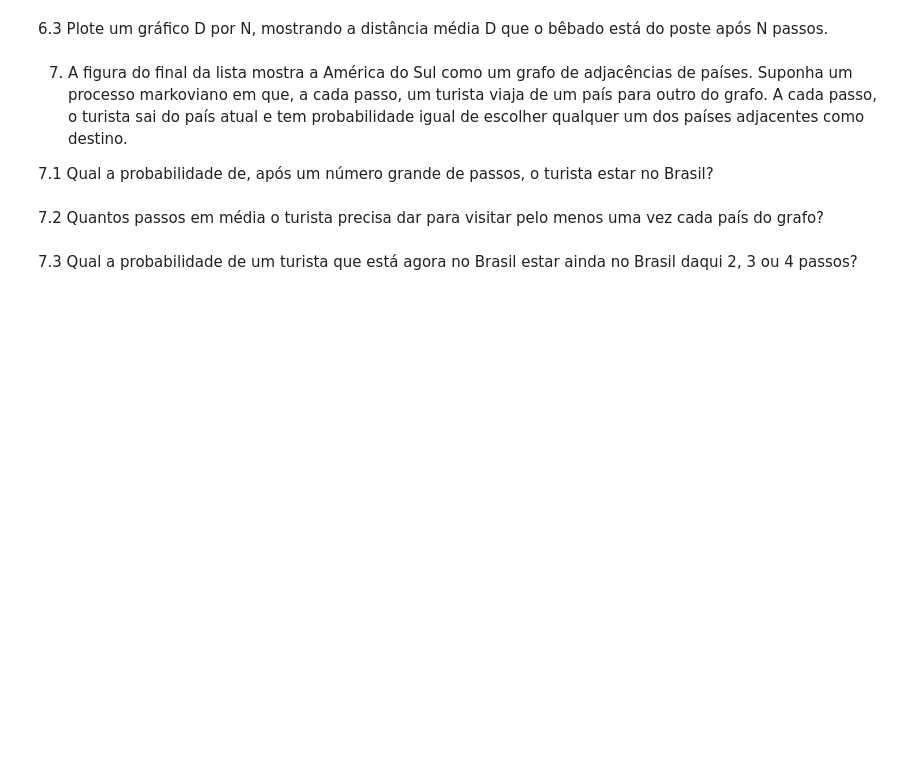
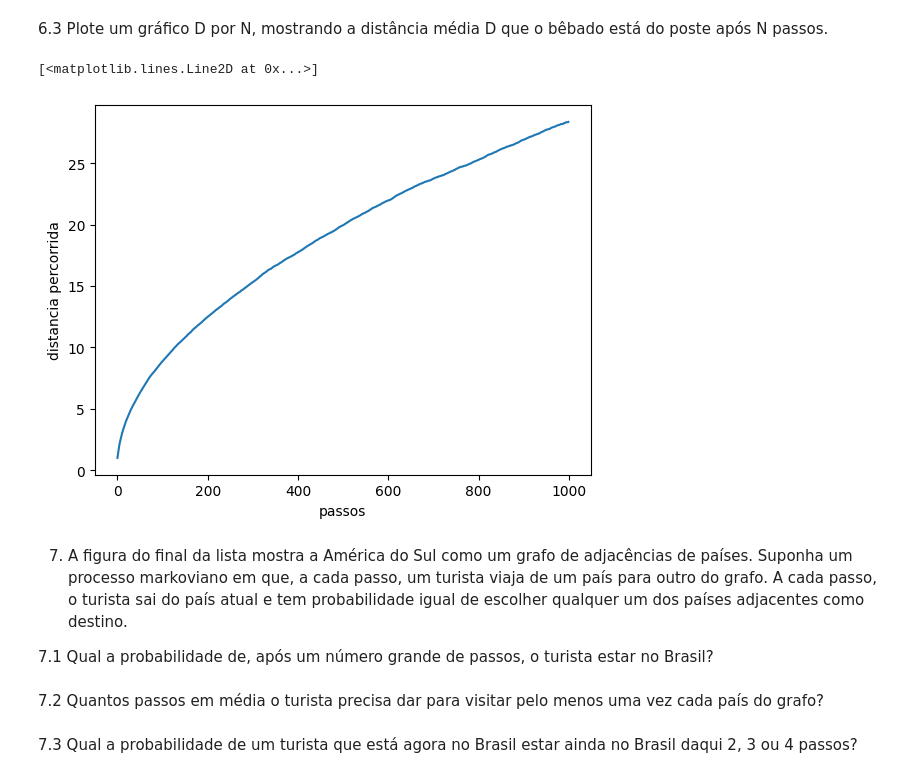
Before and after one commit to gventino/ModSimPractices, a Jupyter notebook: P1/P1.ipynb, the cells around one changed output. Cells and saved outputs as stored; diff of their text form; code cells hidden in the pictures; blank space fills up the shorter version.

```diff
--- a/P1/P1.ipynb
+++ b/P1/P1.ipynb
@@ -186,5 +217,35 @@ leva para alcançar uma distância maior que 5 metros em relação ao poste.
 # %% [markdown]
 6.3 Plote um gráfico D por N, mostrando a distância média D que o bêbado está do poste após N passos.
+# %%
+import matplotlib.pyplot as plt
+import numpy as np
+
+N = 1000
+sims = 10000
+passos = range(N)
+dist = [0]*N
+for sim in range(sims):
+    posX = 0
+    posY = 0
+    distancia = 0
+    for n in range(N):
+        angulacao = np.random.uniform(0, 2*np.pi)
+        x = np.cos(angulacao)
+        y = np.sin(angulacao)
+
+        posX += x
+        posY += y
+        distancia = np.sqrt((posX-0)**2 + (posY-0)**2)
+        dist[n] += distancia
+dist = np.array(dist)
+dist /= sims
+
+plt.xlabel('passos')
+plt.ylabel('distancia percorrida')
+plt.plot(passos,dist)
+# %% [output]
+[<matplotlib.lines.Line2D at 0x...>]
+[figure, added]
 # %% [markdown]
 7) A figura do final da lista mostra a América do Sul como um grafo de adjacências de países. Suponha um processo markoviano em que, a cada passo, um turista viaja de um país para outro do grafo. A cada passo, o turista sai do país atual e tem probabilidade igual de escolher qualquer um dos países adjacentes como destino.
 
```
Also changed, not shown: parts of 1 cell of this notebook.
